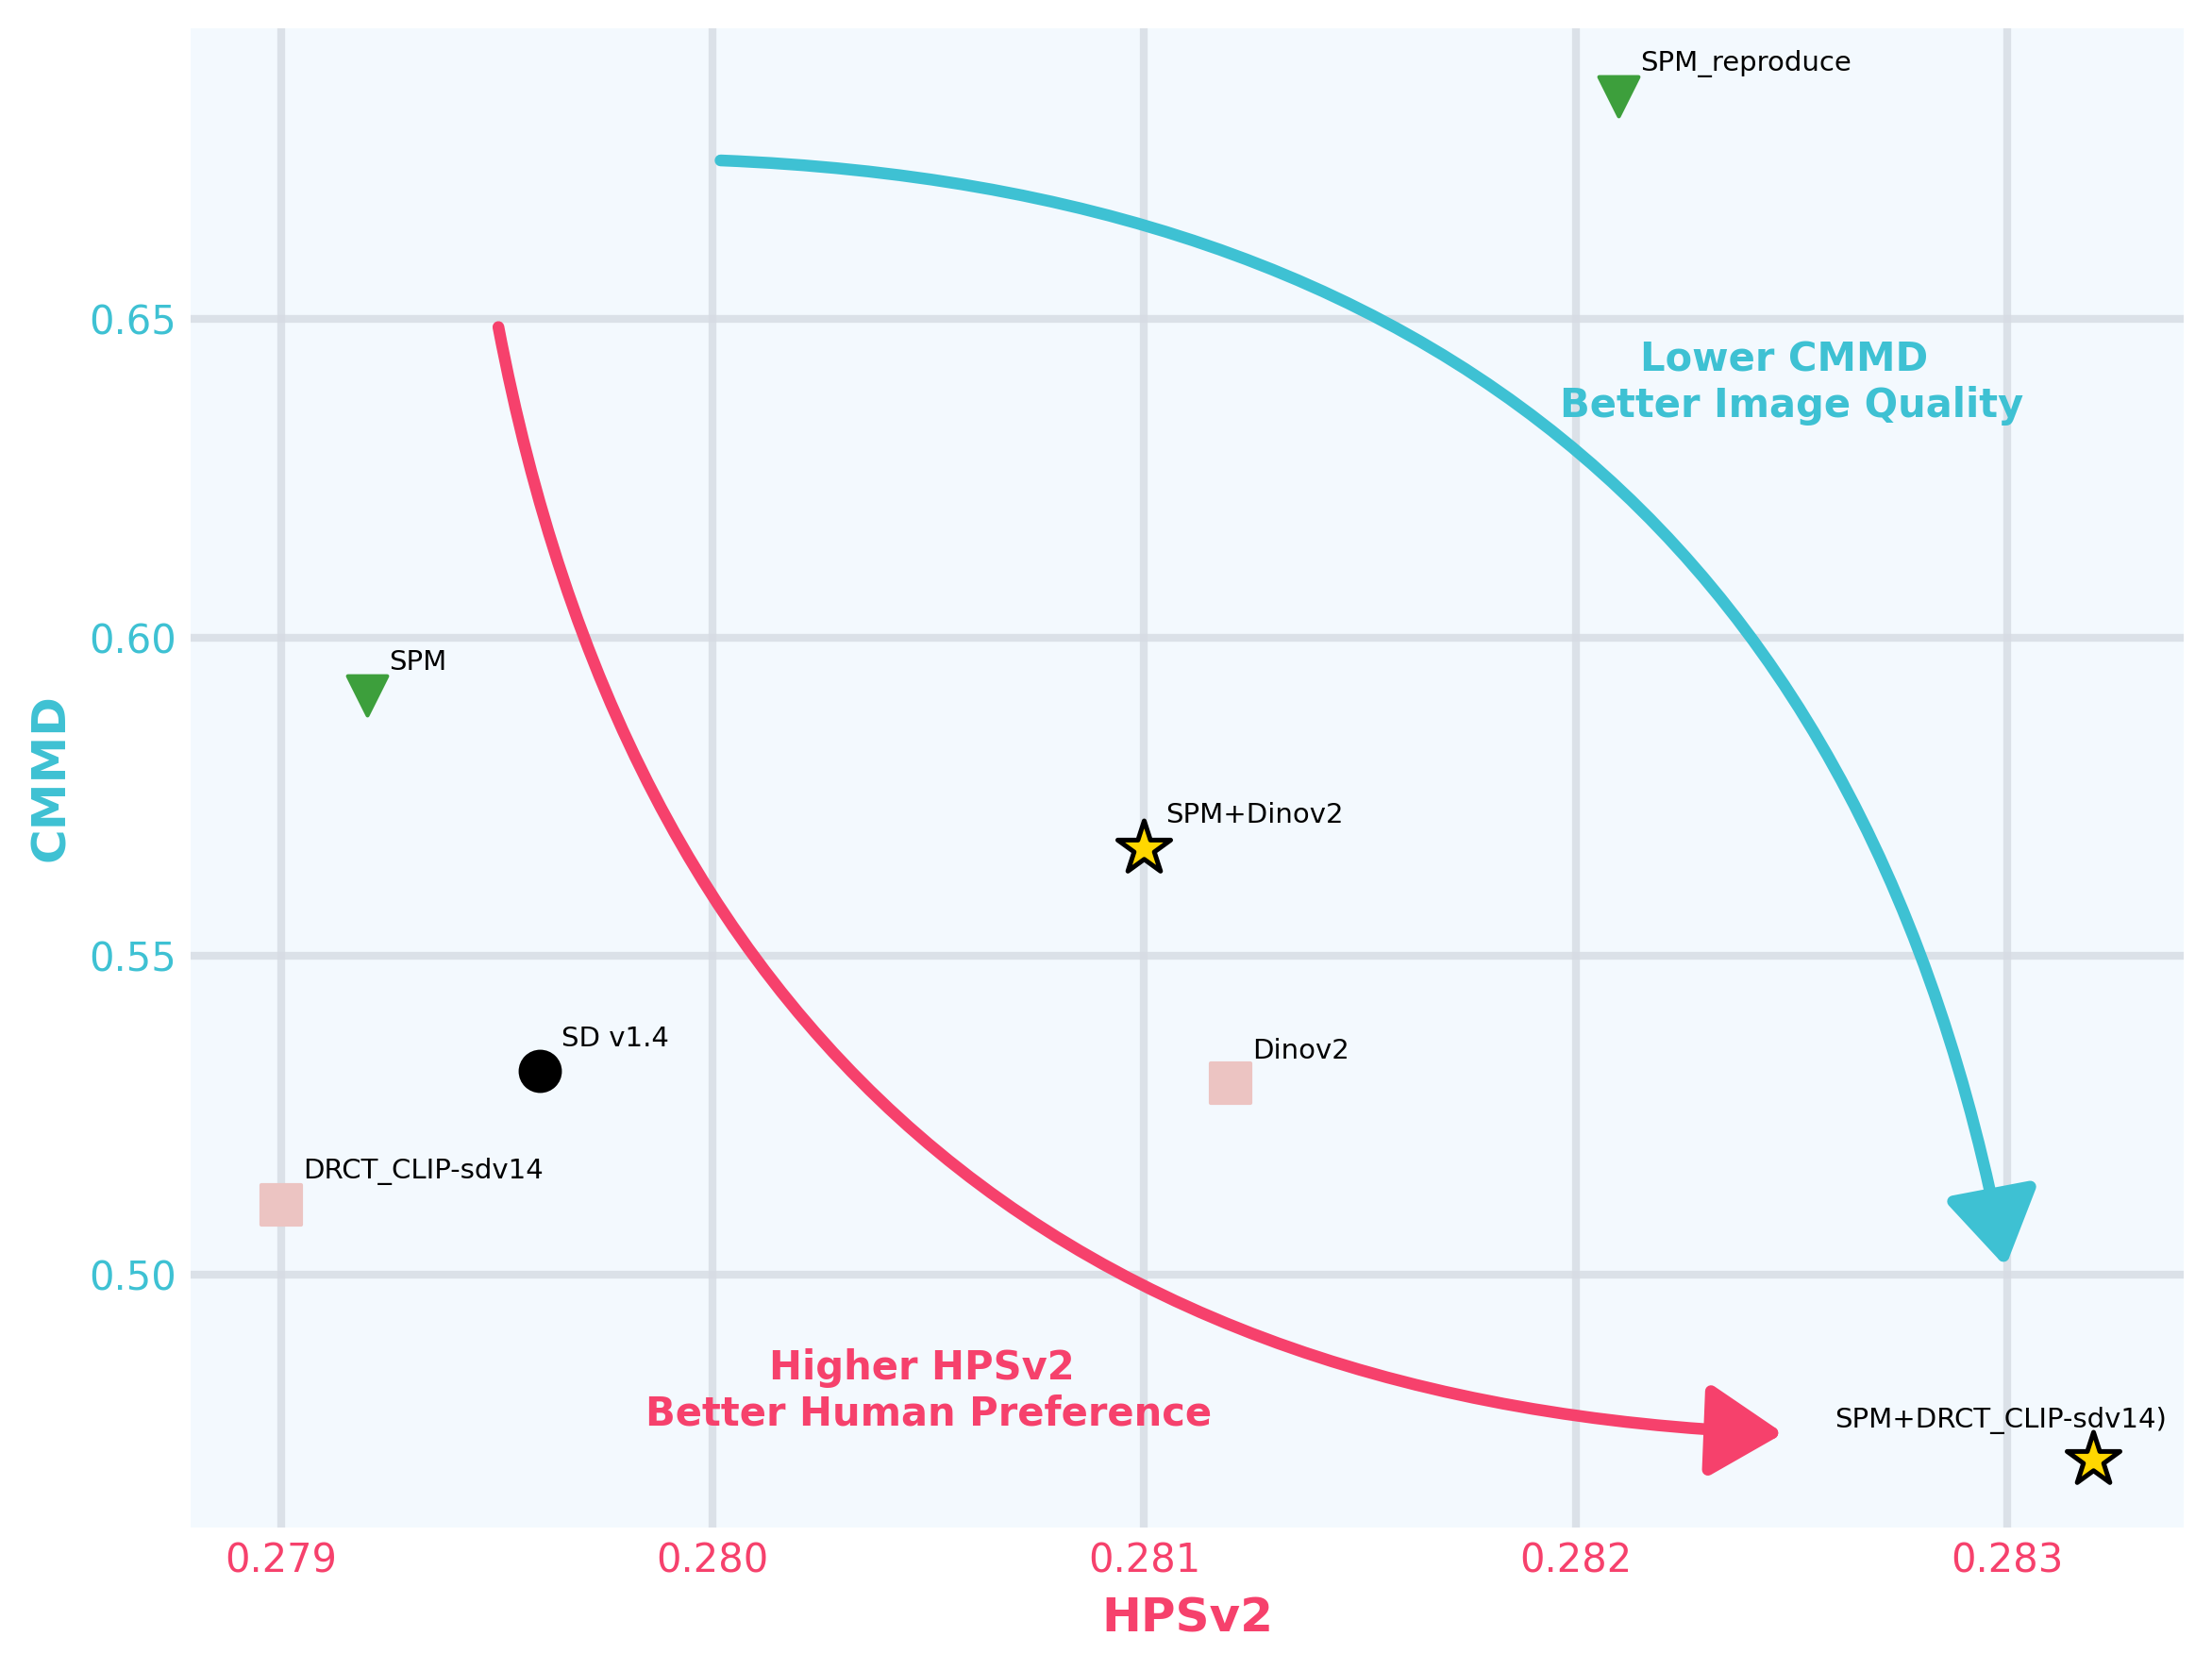
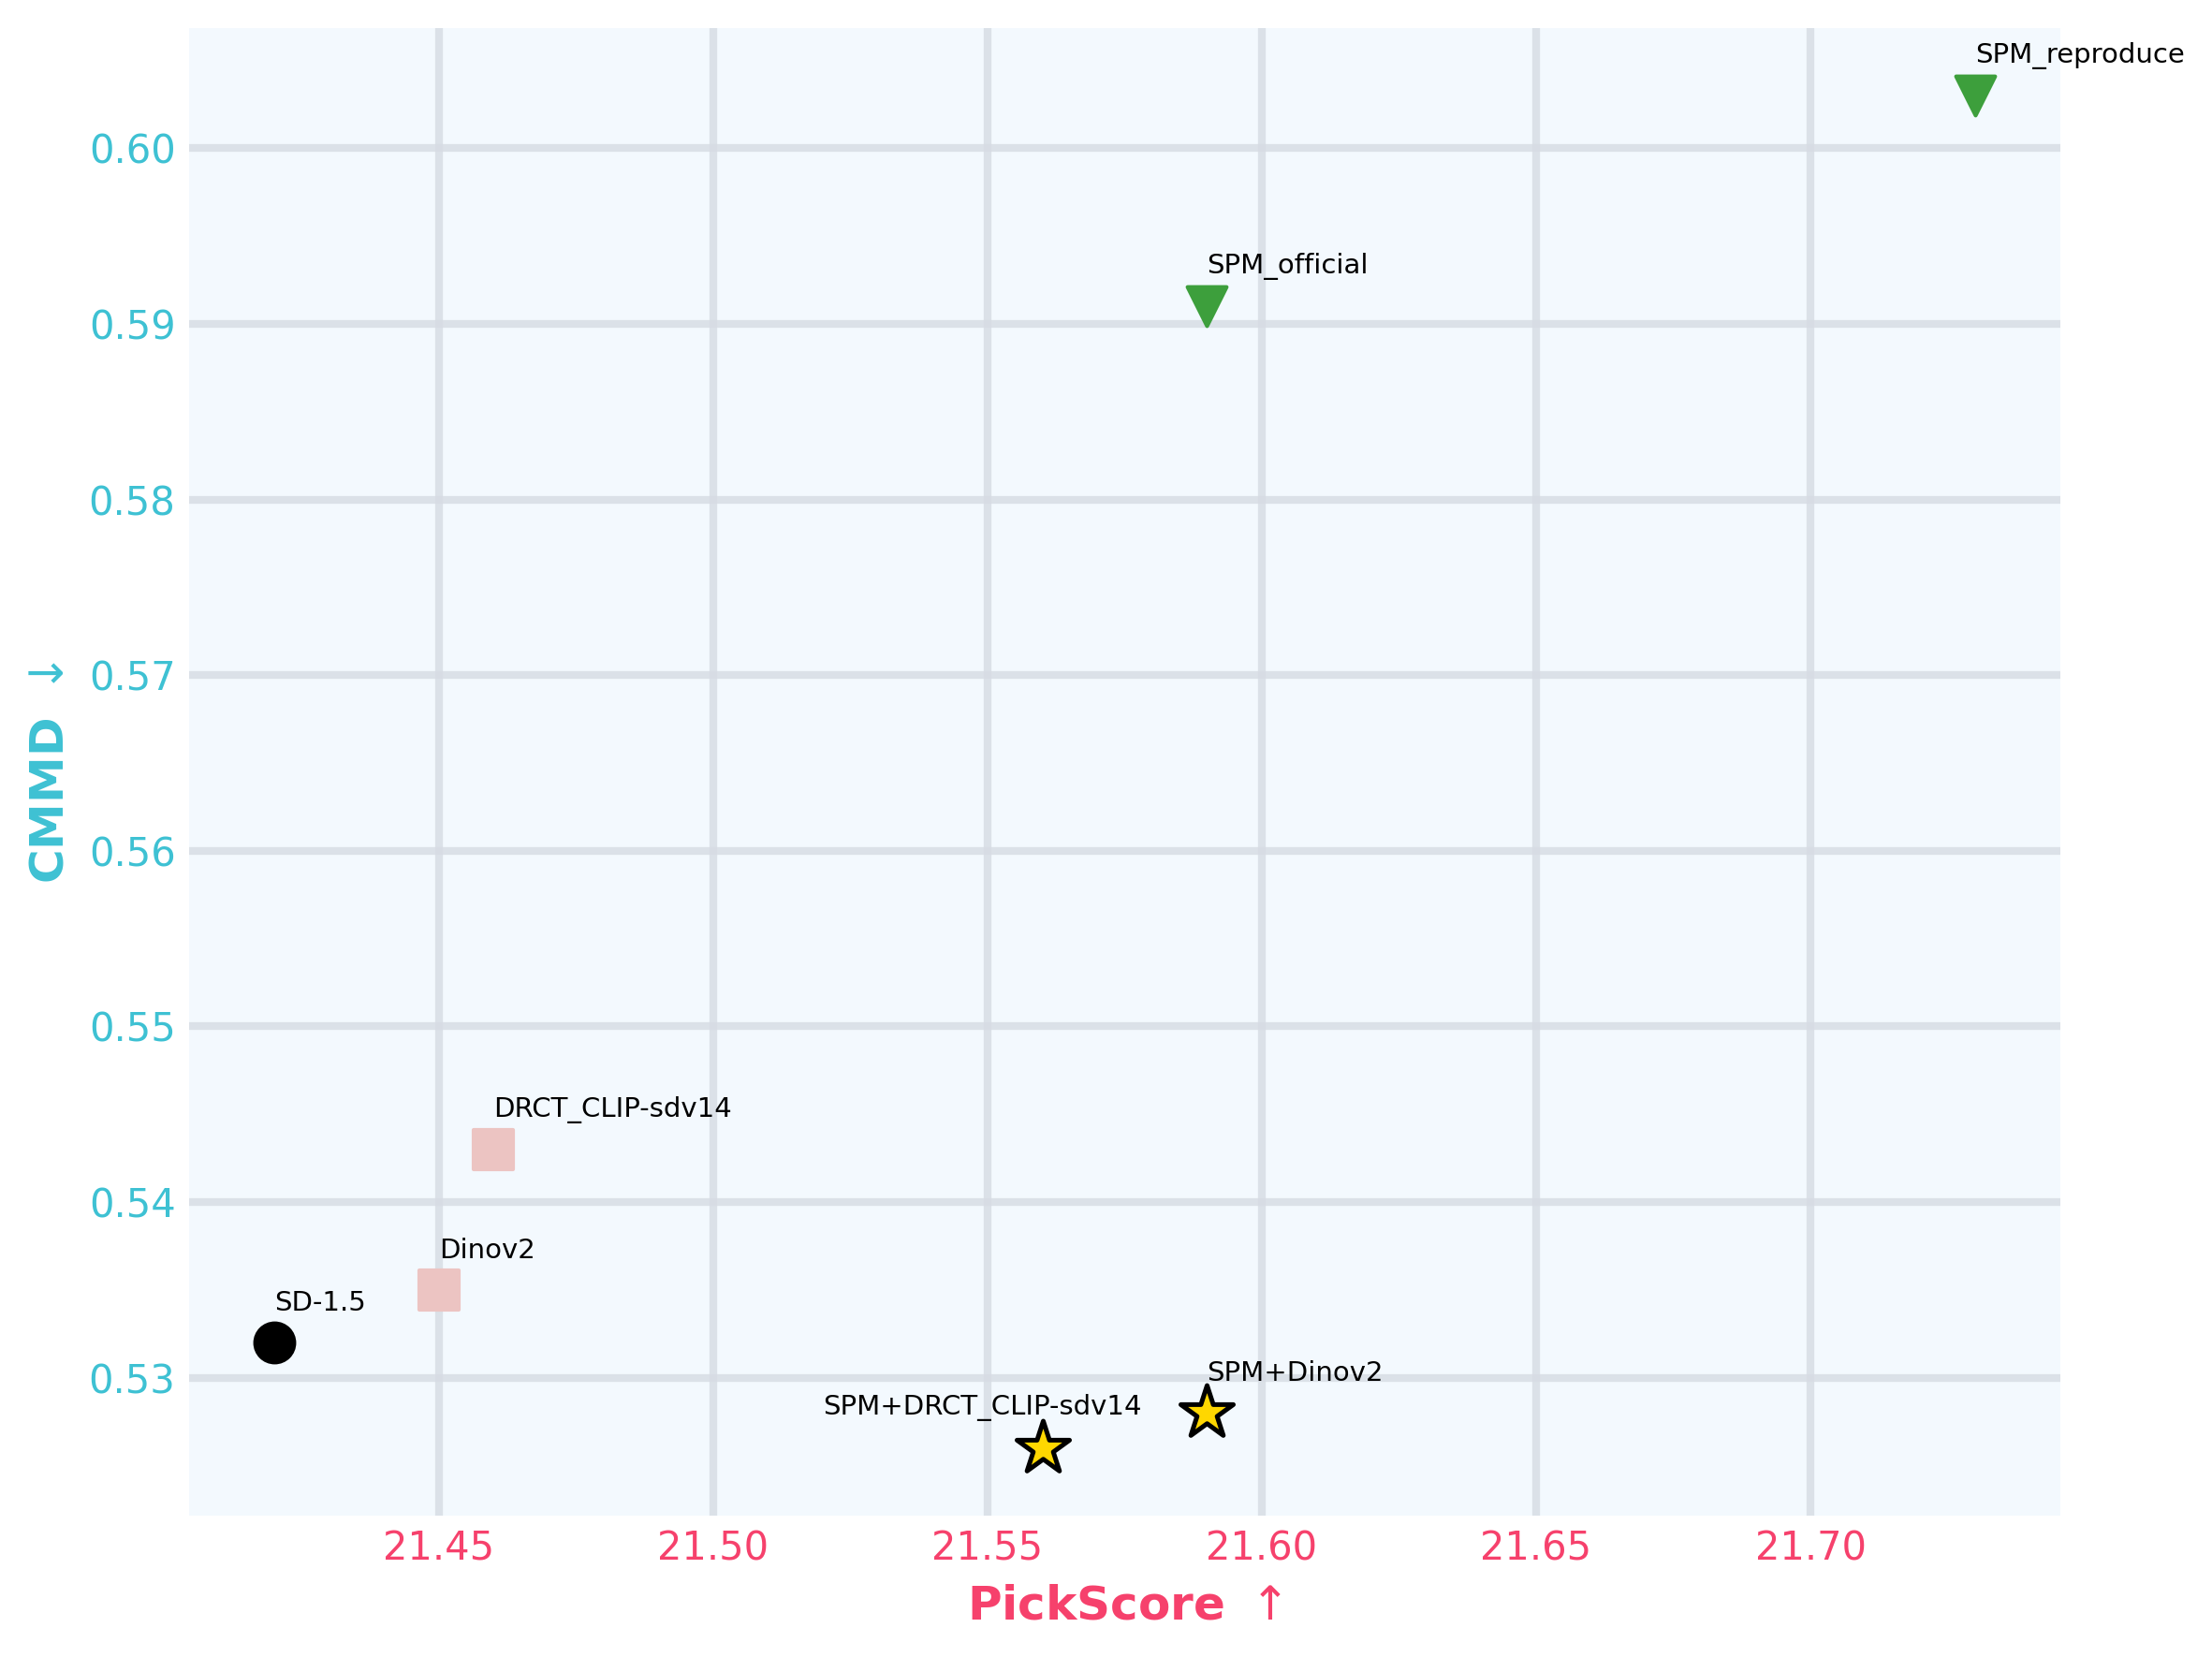
The notebook cell's code change between the first figure and the second:
--- before
+++ after
@@ -3,7 +3,11 @@
 from matplotlib.patches import FancyArrowPatch
 
-methods = ["SD v1.4", "SPM", "SPM_reproduce", "Dinov2", "DRCT_CLIP-sdv14", "SPM+Dinov2", "SPM+DRCT_CLIP-sdv14"]
-hpsv2 = [0.2796, 0.2792, 0.2821, 0.2812, 0.2790, 0.2810, 0.2832]
-cmmd = [0.532, 0.591, 0.685, 0.53, 0.511, 0.567, 0.471]
+methods = ["SD-1.5", "SPM_official", "SPM_reproduce", "Dinov2", "DRCT_CLIP-sdv14", "SPM+Dinov2", "SPM+DRCT_CLIP-sdv14"]
+FID = [19.60, 26.08, 23.21, 20.07, 20.00, 19.63, 19.55]
+CMMD = [0.532, 0.591, 0.603, 0.535, 0.543, 0.528, 0.526]
+PICKSCORE = [21.42, 21.59, 21.73, 21.45, 21.46, 21.59, 21.56]
+reality = CMMD
+human_preference = PICKSCORE
+
 
 plt.figure(figsize=(8, 6), dpi=300)
@@ -17,23 +21,23 @@
         if method in ["Dinov2", "DRCT_CLIP-sdv14"]:
             marker, color = "s", "#ecc4c2"
-        elif method in ["SPM", "SPM_reproduce"]:
+        elif method in ["SPM_official", "SPM_reproduce"]:
             marker, color = "v", "#3d9f3c"
-        elif method == "SD v1.4":
+        elif method == "SD-1.5":
             marker, color = "o", "black"
             
-        plt.scatter(hpsv2[i], cmmd[i], color=color, marker=marker, s=100, zorder=3)
-        plt.text(hpsv2[i]+0.00005, cmmd[i]+0.003, f"{method}",
+        plt.scatter(human_preference[i], reality[i], color=color, marker=marker, s=100, zorder=3)
+        plt.text(human_preference[i], reality[i]+0.0015, f"{method}",
                     fontsize=7, ha="left", va="bottom")
 
 # special point(yellow star)：SPM+Dinov2
 method = methods[5]
-plt.scatter(hpsv2[5], cmmd[5], color="gold", marker="*", s=200, edgecolor="black", linewidth=1.2, zorder=3)
-plt.text(hpsv2[5]+0.00005, cmmd[5]+0.003, f"{method}",
+plt.scatter(human_preference[5], reality[5], color="gold", marker="*", s=200, edgecolor="black", linewidth=1.2, zorder=3)
+plt.text(human_preference[5], reality[5]+0.0015, f"{method}",
          fontsize=7, ha="left", va="bottom")
 
 # special point(yellow star)：SPM+DRCT_CLIP-sdv14
 method = methods[6]
-plt.scatter(hpsv2[6], cmmd[6], color="gold", marker="*", s=200, edgecolor="black", linewidth=1.2, zorder=3)
-plt.text(hpsv2[6]-0.0006, cmmd[6]+0.004, f"{method})",
+plt.scatter(human_preference[6], reality[6], color="gold", marker="*", s=200, edgecolor="black", linewidth=1.2, zorder=3)
+plt.text(human_preference[6]-0.11+0.07, reality[6]+0.0015, f"{method}",
          fontsize=7, ha="left", va="bottom")
 
@@ -47,38 +51,38 @@
 ax.tick_params(axis="y", colors="#3ec1d3")
 
-blue_arrow = FancyArrowPatch(
-    posA=(0.280, 0.675),
-    posB=(0.283, 0.50),
-    connectionstyle="arc3,rad=-0.4",
-    arrowstyle="-|>,head_length=8,head_width=5",
-    color="#3ec1d3",
-    linewidth=3,
-    mutation_scale=2,
-    zorder=3
-)
-ax.add_patch(blue_arrow)
+# blue_arrow = FancyArrowPatch(
+#     posA=(0.280, 0.675),
+#     posB=(0.283, 0.50),
+#     connectionstyle="arc3,rad=-0.4",
+#     arrowstyle="-|>,head_length=8,head_width=5",
+#     color="#3ec1d3",
+#     linewidth=3,
+#     mutation_scale=2,
+#     zorder=3
+# )
+# ax.add_patch(blue_arrow)
 
-ax.text(0.2825, 0.64, "Lower CMMD \nBetter Image Quality",
-        fontsize=10, fontweight='bold', color='#3ec1d3',
-        ha='center', va='center')
+# ax.text(0.2825, 0.64, "Lower CMMD \nBetter Image Quality",
+#         fontsize=10, fontweight='bold', color='#3ec1d3',
+#         ha='center', va='center')
 
 
-red_arrow = FancyArrowPatch(
-    posA=(0.2795, 0.65),        
-    posB=(0.2825, 0.475),       
-    connectionstyle="arc3,rad=0.4",
-    arrowstyle="-|>,head_length=8,head_width=5",
-    color="#f6416c",
-    linewidth=3,
-    mutation_scale=2,
-    zorder=3
-)
-ax.add_patch(red_arrow)
-ax.text(0.2805, 0.475, "Higher HPSv2 \nBetter Human Preference",
-        fontsize=10, fontweight='bold', color='#f6416c',
-        ha='center', va='bottom')
+# red_arrow = FancyArrowPatch(
+#     posA=(0.2795, 0.65),        
+#     posB=(0.2825, 0.475),       
+#     connectionstyle="arc3,rad=0.4",
+#     arrowstyle="-|>,head_length=8,head_width=5",
+#     color="#f6416c",
+#     linewidth=3,
+#     mutation_scale=2,
+#     zorder=3
+# )
+# ax.add_patch(red_arrow)
+# ax.text(0.2805, 0.475, "Higher HPSv2 \nBetter Human Preference",
+#         fontsize=10, fontweight='bold', color='#f6416c',
+#         ha='center', va='bottom')
 
-ax.set_xlabel("HPSv2", color="#f6416c", fontsize=12, fontweight='bold')
-ax.set_ylabel("CMMD", color="#3ec1d3", fontsize=12, fontweight='bold')
+ax.set_xlabel(r'PickScore $\uparrow$', color="#f6416c", fontsize=12, fontweight='bold')
+ax.set_ylabel(r'CMMD $\downarrow$', color="#3ec1d3", fontsize=12, fontweight='bold')
 
 plt.tight_layout()

Commit: 2025-8-31-cmmd_vs_hpsv2-update